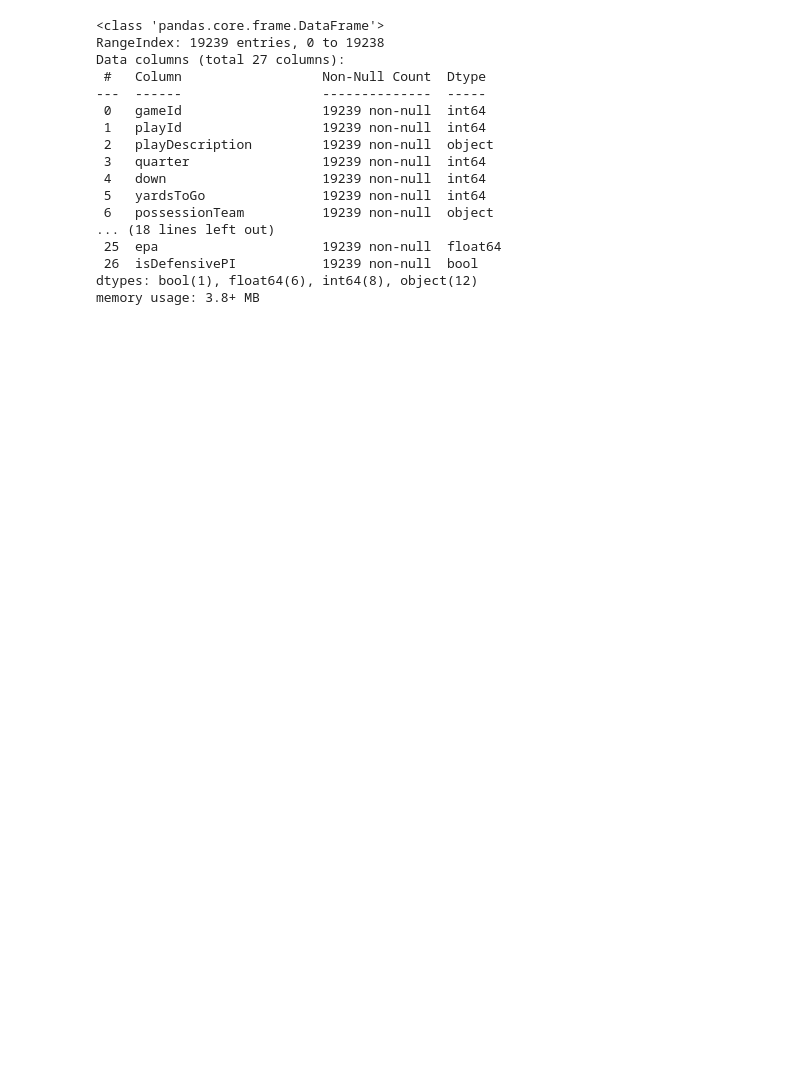
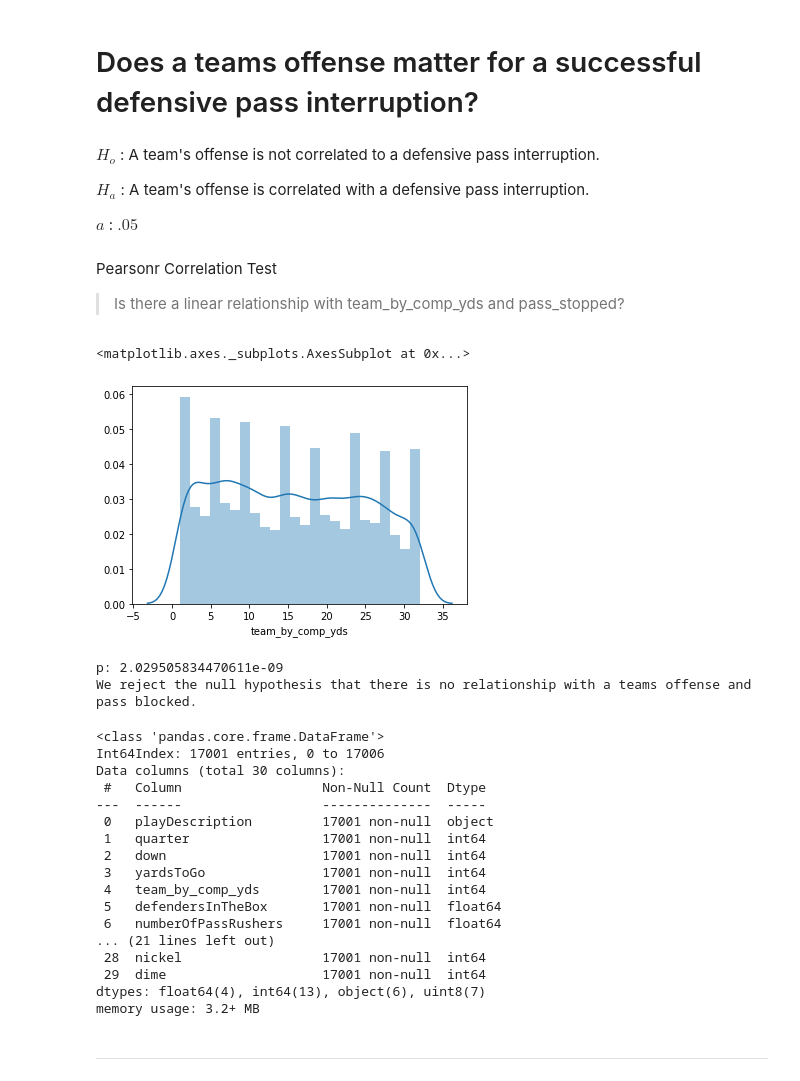
Before and after one commit to Fourth-and-Four/NFL-Big-Data-Bowl-2021, a Jupyter notebook: A_scratch.ipynb, the cells around one changed output. Cells and saved outputs as stored; diff of their text form; code cells hidden in the pictures; blank space fills up the shorter version.

```diff
--- a/A_scratch.ipynb
+++ b/A_scratch.ipynb
@@ -56,20 +72,49 @@ plays
+# %% [markdown]
+# Does a teams offense matter for a successful defensive pass interruption?
+# %% [markdown]
+$H_o$ : A team's offense is not correlated to a defensive pass interruption.
+
+$H_a$ : A team's offense is correlated with a defensive pass interruption.
+
+$a$ : $.05$
+# %% [markdown]
+Pearsonr Correlation Test
+> Is there a linear relationship with team_by_comp_yds and pass_stopped?
+# %%
+sns.distplot(df.team_by_comp_yds)
+# %% [output]
+<matplotlib.axes._subplots.AxesSubplot at 0x...>
+[figure, added]
+# %%
+corr, p = stats.pearsonr(df.team_by_comp_yds, df.pass_stopped)
+corr, p
+print('p:', p)
+if p < .05:
+    print('We reject the null hypothesis that there is no relationship with a teams offense and pass blocked.')
+else:
+    print('We fail to reject the null hypothesis.')
+# %% [output]
+p: 2.029505834470611e-09
+We reject the null hypothesis that there is no relationship with a teams offense and pass blocked.
 # %%
-plays.info()
+df.info()
 # %% [output]
 <class 'pandas.core.frame.DataFrame'>
-RangeIndex: 19239 entries, 0 to 19238
-Data columns (total 27 columns):
+Int64Index: 17001 entries, 0 to 17006
+Data columns (total 30 columns):
  #   Column                  Non-Null Count  Dtype
 ---  ------                  --------------  -----
- 0   gameId                  19239 non-null  int64
- 1   playId                  19239 non-null  int64
- 2   playDescription         19239 non-null  object
- 3   quarter                 19239 non-null  int64
- 4   down                    19239 non-null  int64
- 5   yardsToGo               19239 non-null  int64
- 6   possessionTeam          19239 non-null  object
-... (18 lines left out)
- 25  epa                     19239 non-null  float64
- 26  isDefensivePI           19239 non-null  bool
-dtypes: bool(1), float64(6), int64(8), object(12)
-memory usage: 3.8+ MB
+ 0   playDescription         17001 non-null  object
+ 1   quarter                 17001 non-null  int64
+ 2   down                    17001 non-null  int64
+ 3   yardsToGo               17001 non-null  int64
+ 4   team_by_comp_yds        17001 non-null  int64
+ 5   defendersInTheBox       17001 non-null  float64
+ 6   numberOfPassRushers     17001 non-null  float64
+... (21 lines left out)
+ 28  nickel                  17001 non-null  int64
+ 29  dime                    17001 non-null  int64
+dtypes: float64(4), int64(13), object(6), uint8(7)
+memory usage: 3.2+ MB
+# %% [markdown]
+____________________
```
Also changed, not shown: parts of 55 cells of this notebook.
